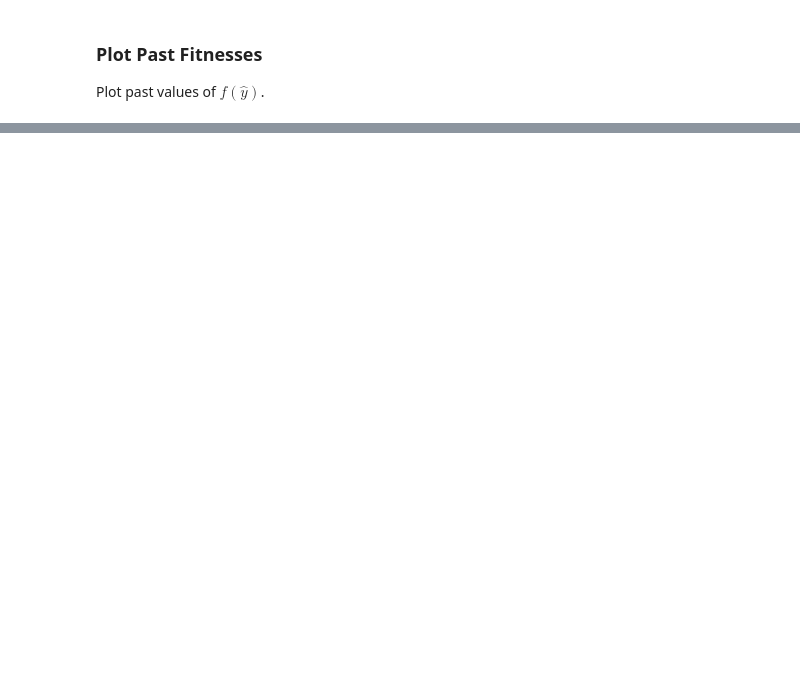
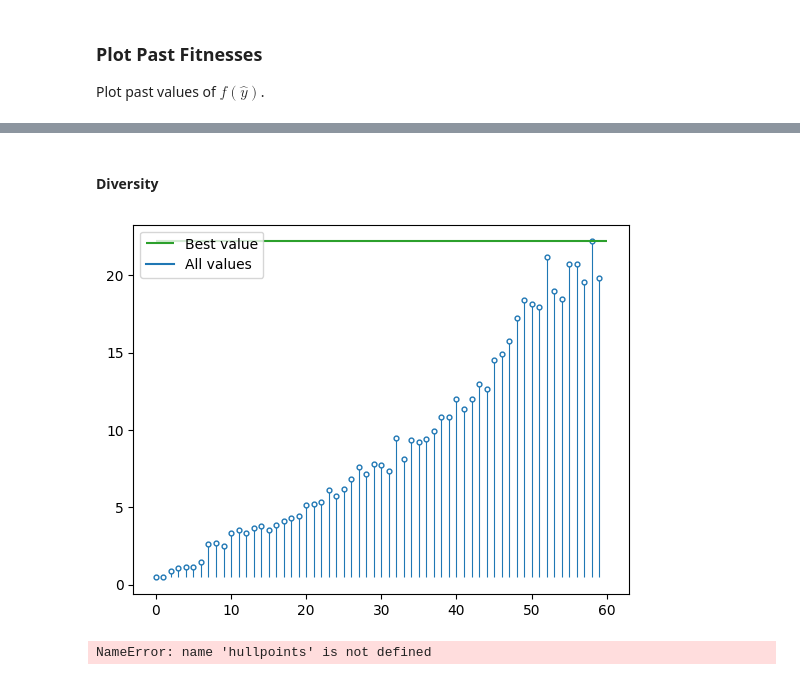
Before and after one commit to lyodine/oplot, a Jupyter notebook: docs/source/guides/examples/swarm.ipynb, the cells around one changed output, grey strips where cells are left out. Cells and saved outputs as stored; diff of their text form; code cells hidden in the pictures; blank space fills up the shorter version.

```diff
--- a/docs/source/guides/examples/swarm.ipynb
+++ b/docs/source/guides/examples/swarm.ipynb
@@ -129,0 +211,15 @@ plot_bests(fy_hat_T)
+# %% [markdown]
+#### Diversity
+# %%
+def diversity(X):
+    _summand_n = 0
+    for n in range(X.shape[0]):
+        bucephalus = X.mean(axis=0)
+        _summand_d = 0
+        for d in range(X.shape[1]):
+            _summand_d += (X[n][d] - bucephalus[d]) ** 2
+        _summand_n += np.sqrt(_summand_d)
+    return _summand_n / X.shape[0]
+plot_fitnesses([diversity(X) for X in X_T])
+# %% [output]
+[figure, added]
@@ -129,0 +229,15 @@ plot_bests(fy_hat_T)
+# %%
+# Extract the points forming the hull
+
+
+# Naive way of finding the best pair in O(H^2) time if H is number of points on
+# hull
+hdist = cdist(hullpoints, hullpoints, metric='euclidean')
+
+# Get the farthest apart points
+
+
+#Print them
+print([hullpoints[bestpair[0]],hullpoints[bestpair[1]]])
+# %% [output]
+NameError: name 'hullpoints' is not defined
```
Also changed, not shown: parts of 29 cells of this notebook, 3 other files.
